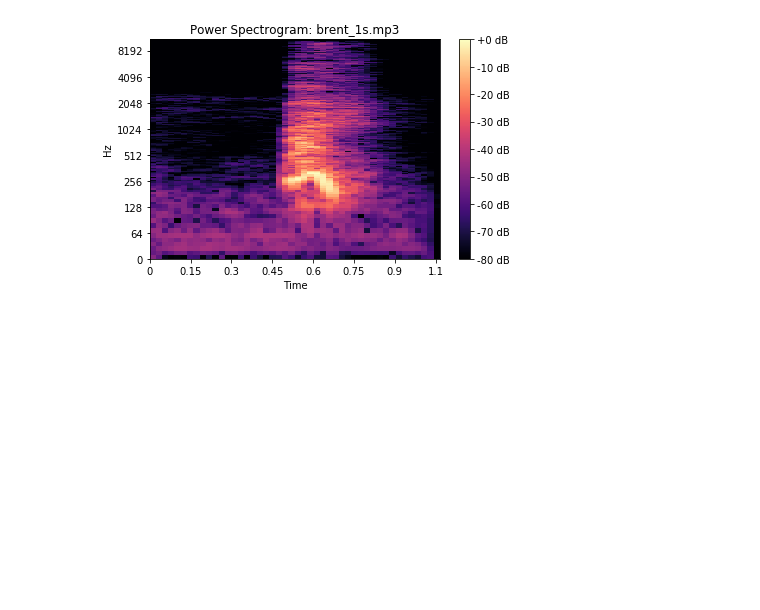
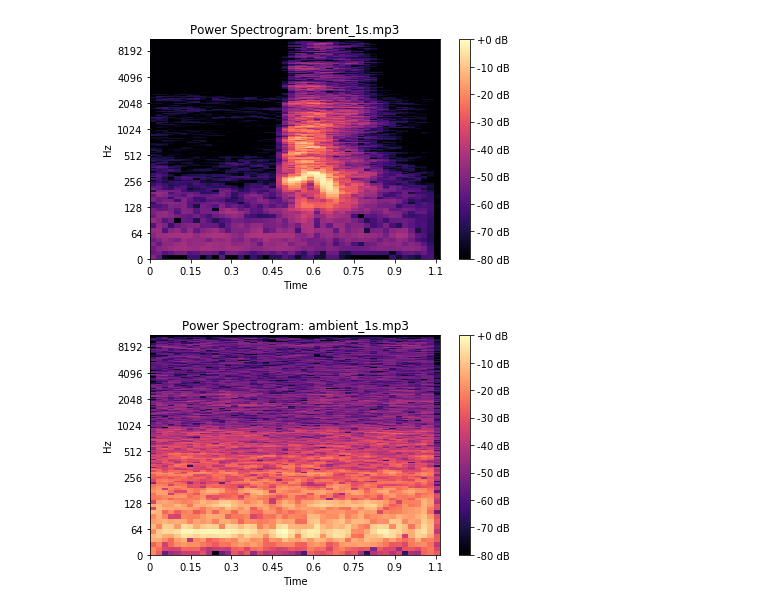
Before and after one commit to jcream31/sound_analysis, a Jupyter notebook: visualization.ipynb, the cells around one changed output. Saved outputs shown, nothing was run; the diff lists cells and outputs as text; code cells hidden in the pictures; blank space fills up the shorter version.

Commit message:
added ambient noise file

```diff
--- a/visualization.ipynb
+++ b/visualization.ipynb
@@ -170,3 +130,7 @@ spectro("julie_1s.mp3")
 spectro("brent_1s.mp3")
 # %% [output]
 [figure]
+# %%
+spectro("ambient_1s.mp3")
+# %% [output]
+[figure, added]
```
Also changed, not shown: parts of 8 cells of this notebook, 1 other file.
